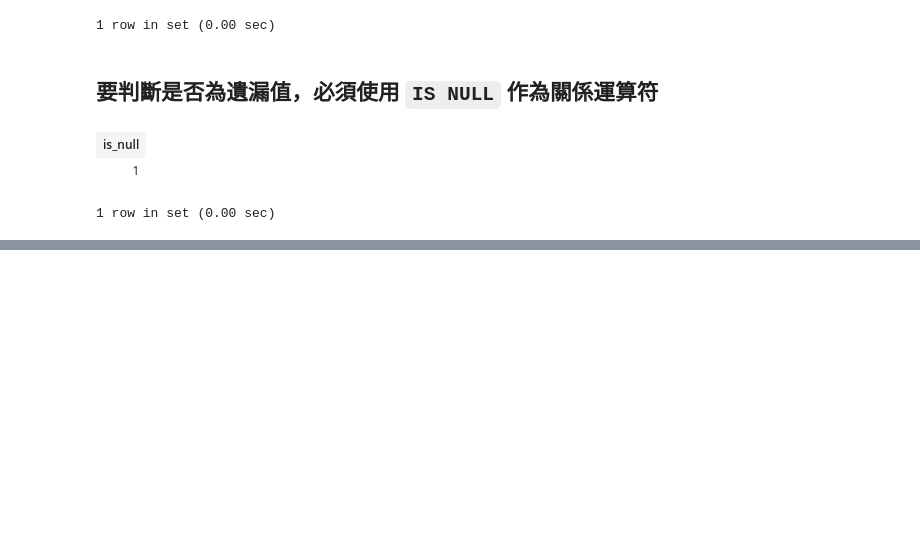
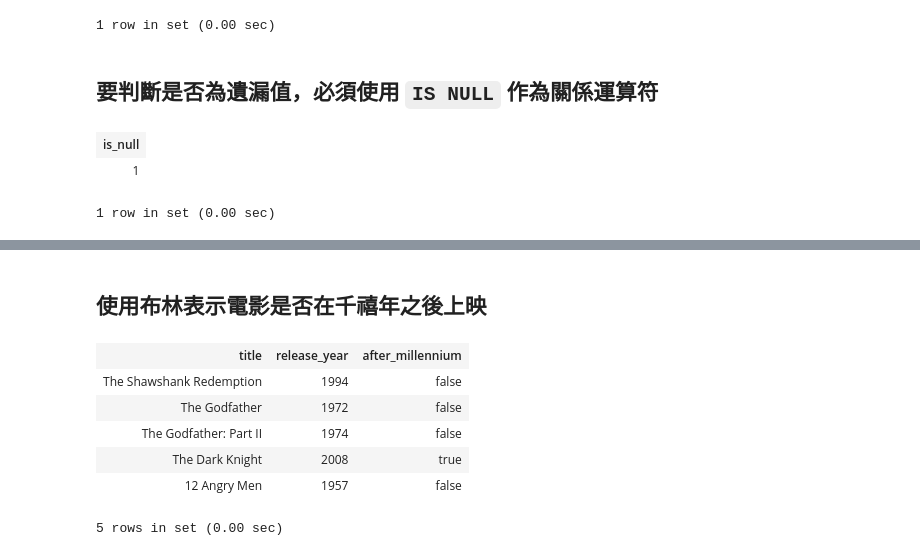
Before and after one commit to datainpoint/classroom-sql-dac-ntu, a Jupyter notebook: day-one.ipynb, the cells around one changed output, grey strips where cells are left out. Drawn from its saved outputs; the diff is of its cells as text; code cells hidden in the pictures; blank space fills up the shorter version.

```diff
--- a/day-one.ipynb
+++ b/day-one.ipynb
@@ -1168,0 +1263,17 @@ SELECT NULL is NULL AS is_null;
+# %% [markdown]
+## 使用布林表示電影是否在千禧年之後上映
+# %%
+SELECT title,
+       release_year,
+       CASE WHEN release_year >= 2000 THEN 'true'
+            ELSE 'false' END AS after_millennium
+  FROM movies
+ LIMIT 5;
+# %% [output]
+| title | release_year | after_millennium |
+| The Shawshank Redemption | 1994 | false |
+| The Godfather | 1972 | false |
+| The Godfather: Part II | 1974 | false |
+| The Dark Knight | 2008 | true |
+| 12 Angry Men | 1957 | false |
+5 rows in set (0.00 sec)
```
Also changed, not shown: parts of 66 cells of this notebook, 1 other file.
